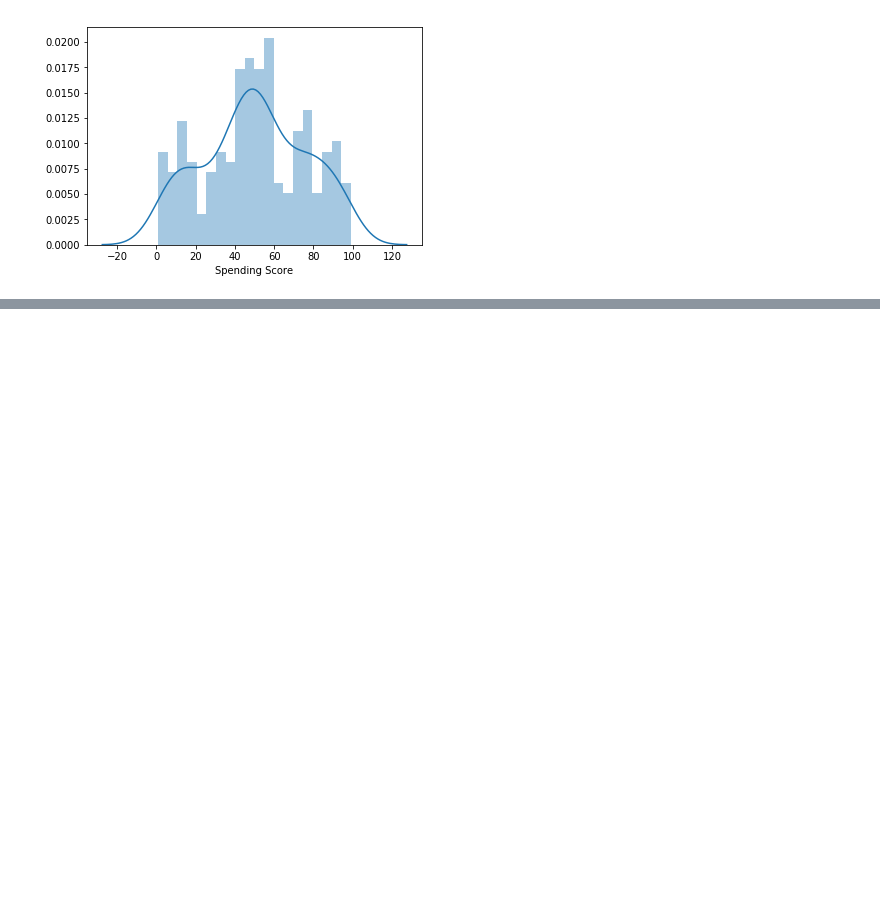
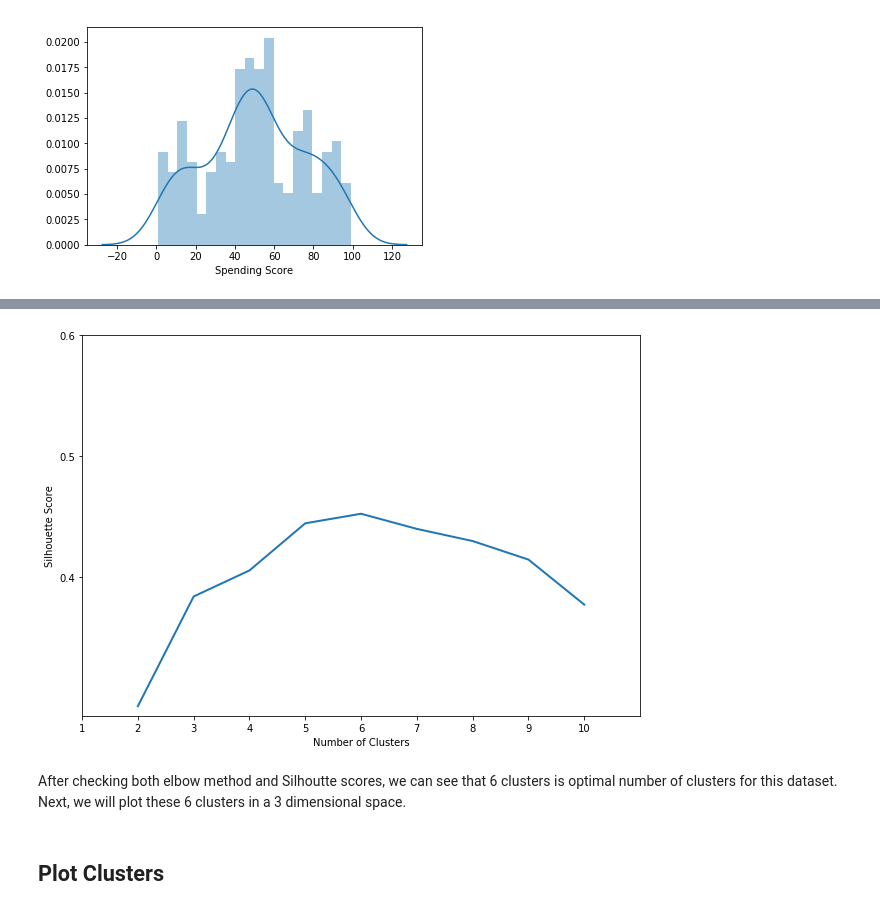
Before and after one commit to jatlukze/Customer-Segmentation, a Jupyter notebook: Mall_Customer_Segmentation_Practice.ipynb, the cells around one changed output, grey strips where cells are left out. Saved outputs shown, nothing was run; the diff lists cells and outputs as text; code cells hidden in the pictures; blank space fills up the shorter version.

```diff
--- a/Mall_Customer_Segmentation_Practice.ipynb
+++ b/Mall_Customer_Segmentation_Practice.ipynb
@@ -107,0 +147,28 @@ ax = sns.distplot(df['Spending Score'], bins=20)
+# %%
+from sklearn import metrics
+from sklearn.metrics import pairwise_distances
+
+sil_score_mean = []
+
+for i in range(2,11):
+    km = KMeans(n_clusters=i, init='k-means++', max_iter=1000, random_state=42)
+    km.fit(X)
+    labels = km.labels_
+    sil_score_mean.append(metrics.silhouette_score(X, labels, metric='euclidean'))
+# %%
+num_cluster = [2,3,4,5,6,7,8,9,10]
+
+plt.figure(figsize=(10,7))
+plt.plot(num_cluster,sil_score_mean, lw=2)
+plt.xlabel('Number of Clusters')
+plt.ylabel('Silhouette Score')
+plt.xlim(1, 11)
+plt.xticks(np.arange(1, 11, 1))
+plt.yticks(np.arange(0.4, 0.7, 0.1))
+plt.show()
+# %% [output]
+[figure, added]
+# %% [markdown]
+After checking both elbow method and Silhoutte scores, we can see that 6 clusters is optimal number of clusters for this dataset. Next, we will plot these 6 clusters in a 3 dimensional space.
+# %% [markdown]
+## Plot Clusters
```
Also changed, not shown: parts of 12 cells of this notebook.
